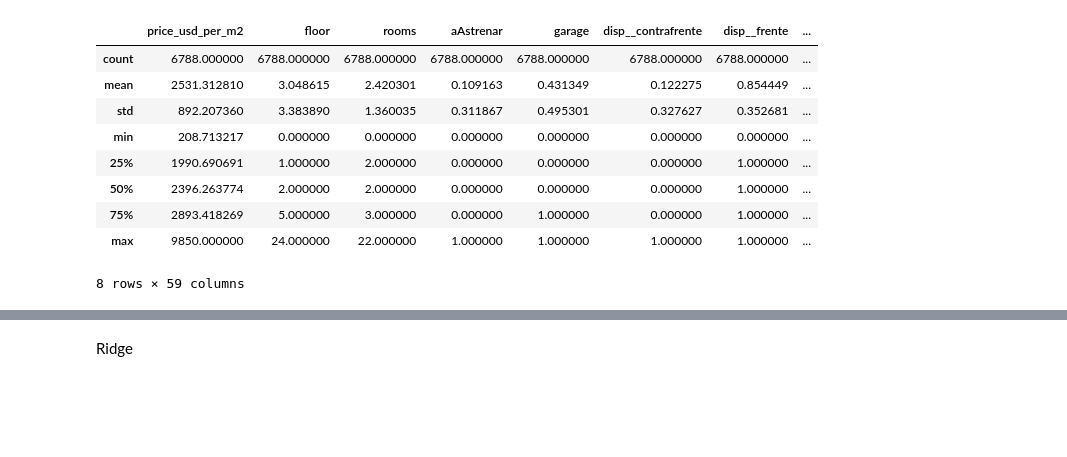
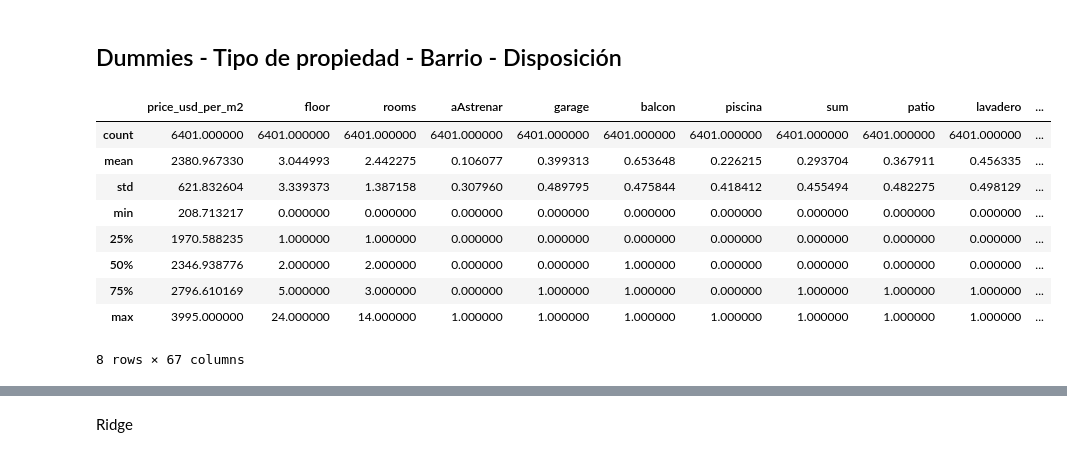
Before and after one commit to casagrandeale/TPDigitalHouse, a Jupyter notebook: tp/TP2.ipynb, the cells around one changed output, grey strips where cells are left out. Drawn from its saved outputs; the diff is of its cells as text; code cells hidden in the pictures; blank space fills up the shorter version.

```diff
--- a/tp/TP2.ipynb
+++ b/tp/TP2.ipynb
@@ -9,4 +9,7 @@ from sklearn.preprocessing import StandardScaler
 
 data = pd.read_csv('dataset_caba.csv')
 
-data = data.loc[data.property_type != 'store']
+data.drop(columns=['Unnamed: 0'],inplace=True)
+
+
+data['barriocat'] = data['place_name_normalized'].astype('category').cat.codes
@@ -13,3 +23,5 @@ data = data.loc[data.property_type != 'store']
+# %% [markdown]
+## Dummies - Tipo de propiedad - Barrio - Disposición
 # %%
 #Convertimos a dummy la disposicion
 df_dummies = data
@@ -21,26 +33,18 @@ df_dummies = pd.concat([df_dummies, pd.get_dummies(data = data['place_name_norma
 
 #Convertimos a dummy los barrios
 df_dummies = pd.concat([df_dummies, pd.get_dummies(data = data['property_type'], prefix= 'tipo_name_property_type')], axis = 1)
+
+df_dummies.drop(columns=['surface_covered_in_m2','surface_total_in_m2','price','Point','disposicion','place_name_normalized','property_type','place_name','lat','lon','lat-lon','title','description'],inplace=True)
 # %%
-# quitamos columnas
-
-df_dummies = df_dummies.drop(['Unnamed: 0','price','surface_total_in_m2','surface_covered_in_m2','lat','lon','property_type','description','title','lat-lon','Point','place_name','place_name_normalized','disposicion'], axis=1)
-
-#Reseteo el index
-df_dummies.reset_index(inplace=True, drop=True)
-
-#df_dummies = df_dummies.loc[df_dummies.rooms < 7]
-#df_dummies = df_dummies.loc[df_dummies.price_usd_per_m2 < 5000]
-#df_dummies = df_dummies.loc[df_dummies.surface_total_in_m2 < 300]
 df_dummies.describe()
 # %% [output]
-|  | price_usd_per_m2 | floor | rooms | aAstrenar | garage | disp__contrafrente | disp__frente | ... |
-| count | 6788.000000 | 6788.000000 | 6788.000000 | 6788.000000 | 6788.000000 | 6788.000000 | 6788.000000 | ... |
-| mean | 2531.312810 | 3.048615 | 2.420301 | 0.109163 | 0.431349 | 0.122275 | 0.854449 | ... |
-| std | 892.207360 | 3.383890 | 1.360035 | 0.311867 | 0.495301 | 0.327627 | 0.352681 | ... |
-| min | 208.713217 | 0.000000 | 0.000000 | 0.000000 | 0.000000 | 0.000000 | 0.000000 | ... |
-| 25% | 1990.690691 | 1.000000 | 2.000000 | 0.000000 | 0.000000 | 0.000000 | 1.000000 | ... |
-| 50% | 2396.263774 | 2.000000 | 2.000000 | 0.000000 | 0.000000 | 0.000000 | 1.000000 | ... |
-| 75% | 2893.418269 | 5.000000 | 3.000000 | 0.000000 | 1.000000 | 0.000000 | 1.000000 | ... |
-| max | 9850.000000 | 24.000000 | 22.000000 | 1.000000 | 1.000000 | 1.000000 | 1.000000 | ... |
+|  | price_usd_per_m2 | floor | rooms | aAstrenar | garage | balcon | piscina | sum | patio | lavadero | ... |
+| count | 6401.000000 | 6401.000000 | 6401.000000 | 6401.000000 | 6401.000000 | 6401.000000 | 6401.000000 | 6401.000000 | 6401.000000 | 6401.000000 | ... |
+| mean | 2380.967330 | 3.044993 | 2.442275 | 0.106077 | 0.399313 | 0.653648 | 0.226215 | 0.293704 | 0.367911 | 0.456335 | ... |
+| std | 621.832604 | 3.339373 | 1.387158 | 0.307960 | 0.489795 | 0.475844 | 0.418412 | 0.455494 | 0.482275 | 0.498129 | ... |
+| min | 208.713217 | 0.000000 | 0.000000 | 0.000000 | 0.000000 | 0.000000 | 0.000000 | 0.000000 | 0.000000 | 0.000000 | ... |
+| 25% | 1970.588235 | 1.000000 | 1.000000 | 0.000000 | 0.000000 | 0.000000 | 0.000000 | 0.000000 | 0.000000 | 0.000000 | ... |
+| 50% | 2346.938776 | 2.000000 | 2.000000 | 0.000000 | 0.000000 | 1.000000 | 0.000000 | 0.000000 | 0.000000 | 0.000000 | ... |
+| 75% | 2796.610169 | 5.000000 | 3.000000 | 0.000000 | 1.000000 | 1.000000 | 0.000000 | 1.000000 | 1.000000 | 1.000000 | ... |
+| max | 3995.000000 | 24.000000 | 14.000000 | 1.000000 | 1.000000 | 1.000000 | 1.000000 | 1.000000 | 1.000000 | 1.000000 | ... |
-8 rows × 59 columns
+8 rows × 67 columns
```
Also changed, not shown: parts of 11 cells of this notebook, 1 other file.
